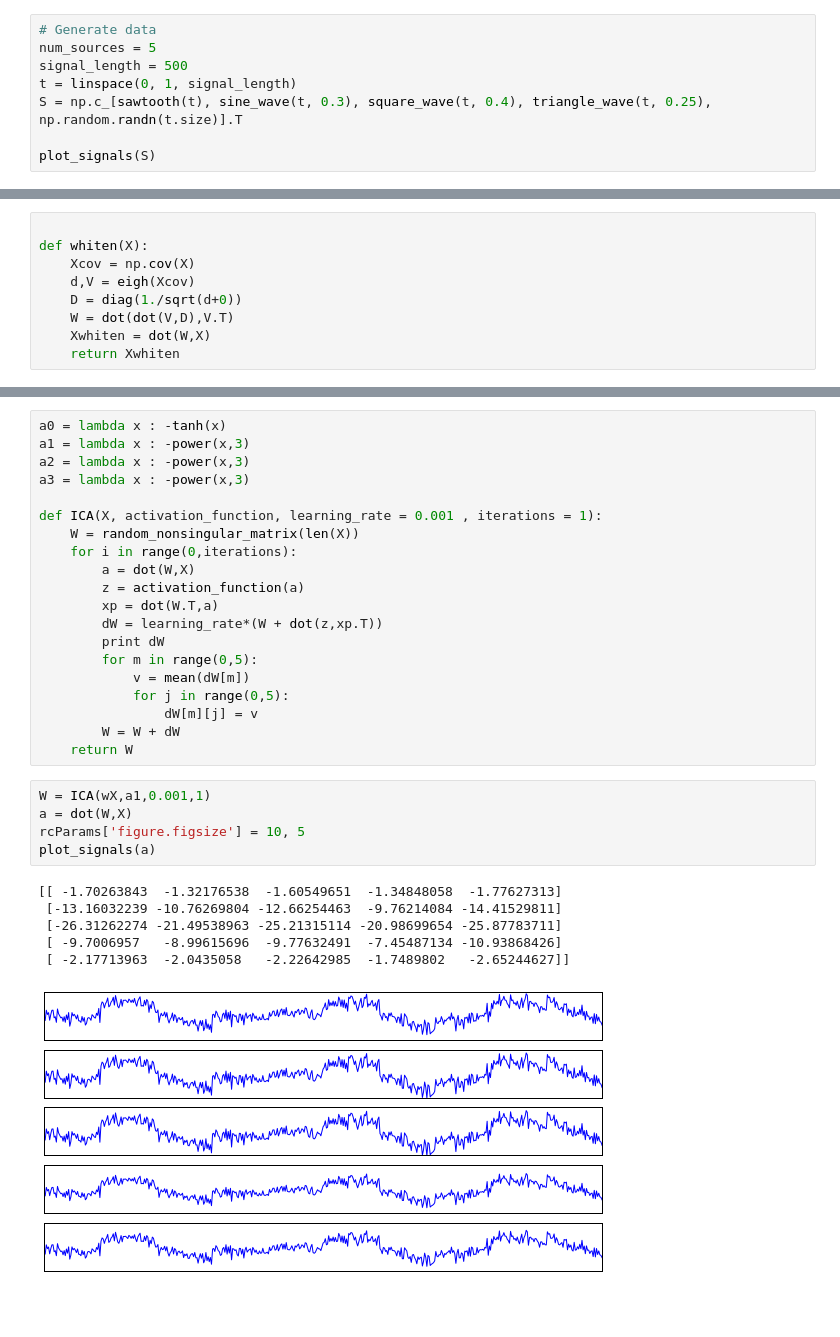
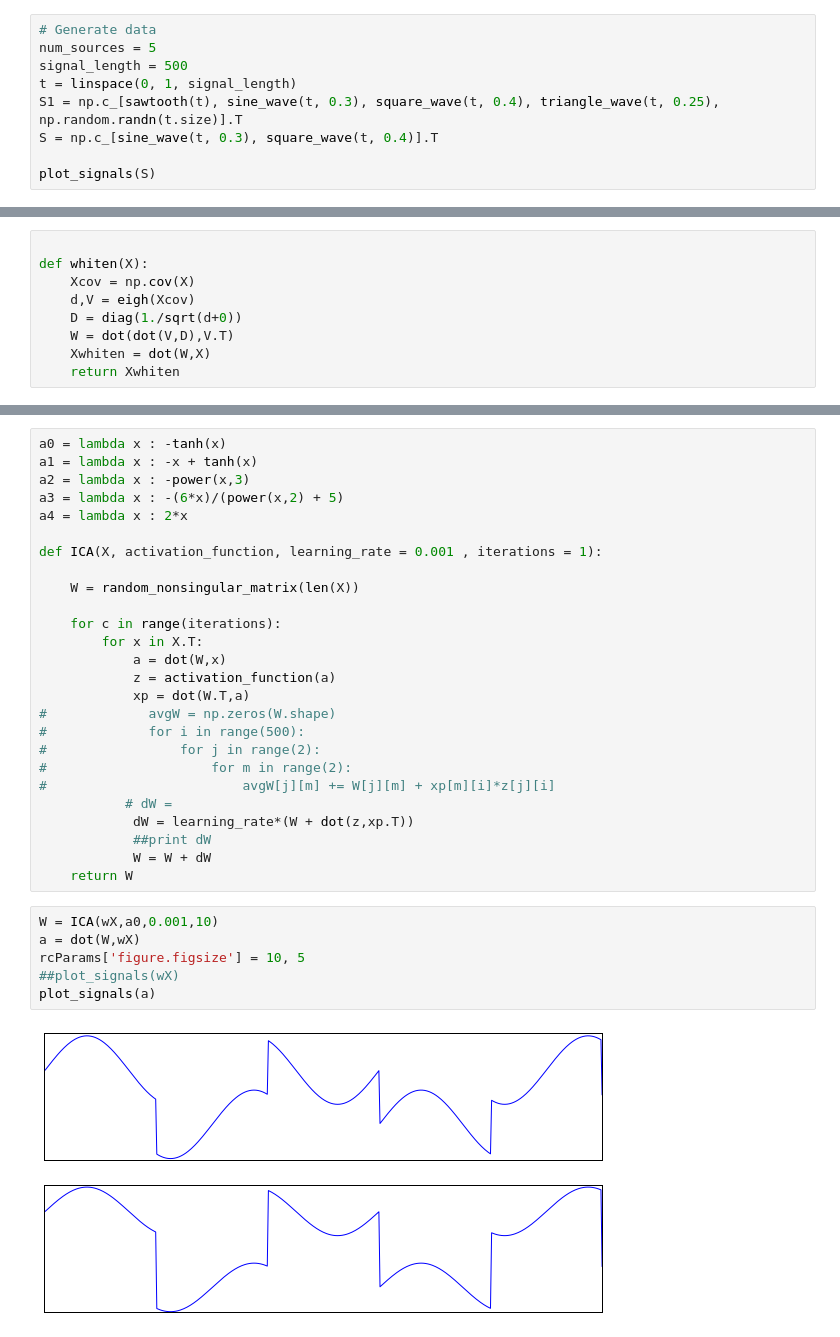
Before and after one commit to stathischaritos/ML-ICA, a Jupyter notebook: ML_LAB_1.ipynb, the cells around one changed output, grey strips where cells are left out. Drawn from its saved outputs; the diff is of its cells as text; blank space fills up the shorter version.

```diff
--- a/ML_LAB_1.ipynb
+++ b/ML_LAB_1.ipynb
@@ -41,7 +41,8 @@ Populating the interactive namespace from numpy and matplotlib
 num_sources = 5
 signal_length = 500
 t = linspace(0, 1, signal_length)
-S = np.c_[sawtooth(t), sine_wave(t, 0.3), square_wave(t, 0.4), triangle_wave(t, 0.25), np.random.randn(t.size)].T
+S1 = np.c_[sawtooth(t), sine_wave(t, 0.3), square_wave(t, 0.4), triangle_wave(t, 0.25), np.random.randn(t.size)].T
+S = np.c_[sine_wave(t, 0.3), square_wave(t, 0.4)].T
 
 plot_signals(S)
 # %% [output]
@@ -268,32 +219,34 @@ imshow(np.cov(wX), cmap='gray', interpolation='nearest')
 # %%
 a0 = lambda x : -tanh(x)
-a1 = lambda x : -power(x,3)
+a1 = lambda x : -x + tanh(x)
 a2 = lambda x : -power(x,3)
-a3 = lambda x : -power(x,3)
+a3 = lambda x : -(6*x)/(power(x,2) + 5)
+a4 = lambda x : 2*x
 
 def ICA(X, activation_function, learning_rate = 0.001 , iterations = 1):
+
     W = random_nonsingular_matrix(len(X))
-    for i in range(0,iterations):
-        a = dot(W,X)
-        z = activation_function(a)
-        xp = dot(W.T,a)
-        dW = learning_rate*(W + dot(z,xp.T))
-        print dW
-        for m in range(0,5):
-            v = mean(dW[m])
-            for j in range(0,5):
-                dW[m][j] = v
-        W = W + dW
+
+    for c in range(iterations):
+        for x in X.T:
+            a = dot(W,x)
+            z = activation_function(a)
+            xp = dot(W.T,a)
+#             avgW = np.zeros(W.shape)
+#             for i in range(500):
+#                 for j in range(2):
+#                     for m in range(2):
+#                         avgW[j][m] += W[j][m] + xp[m][i]*z[j][i]
+           # dW =
+            dW = learning_rate*(W + dot(z,xp.T))
+            ##print dW
+            W = W + dW
     return W
 # %%
-W = ICA(wX,a1,0.001,1)
-a = dot(W,X)
+W = ICA(wX,a0,0.001,10)
+a = dot(W,wX)
 rcParams['figure.figsize'] = 10, 5
+##plot_signals(wX)
 plot_signals(a)
 # %% [output]
-[[ -1.70263843  -1.32176538  -1.60549651  -1.34848058  -1.77627313]
- [-13.16032239 -10.76269804 -12.66254463  -9.76214084 -14.41529811]
- [-26.31262274 -21.49538963 -25.21315114 -20.98699654 -25.87783711]
- [ -9.7006957   -8.99615696  -9.77632491  -7.45487134 -10.93868426]
- [ -2.17713963  -2.0435058   -2.22642985  -1.7489802   -2.65244627]]
-[figure, old version]
+[figure, new version]
```
Also changed, not shown: parts of 9 cells of this notebook.
